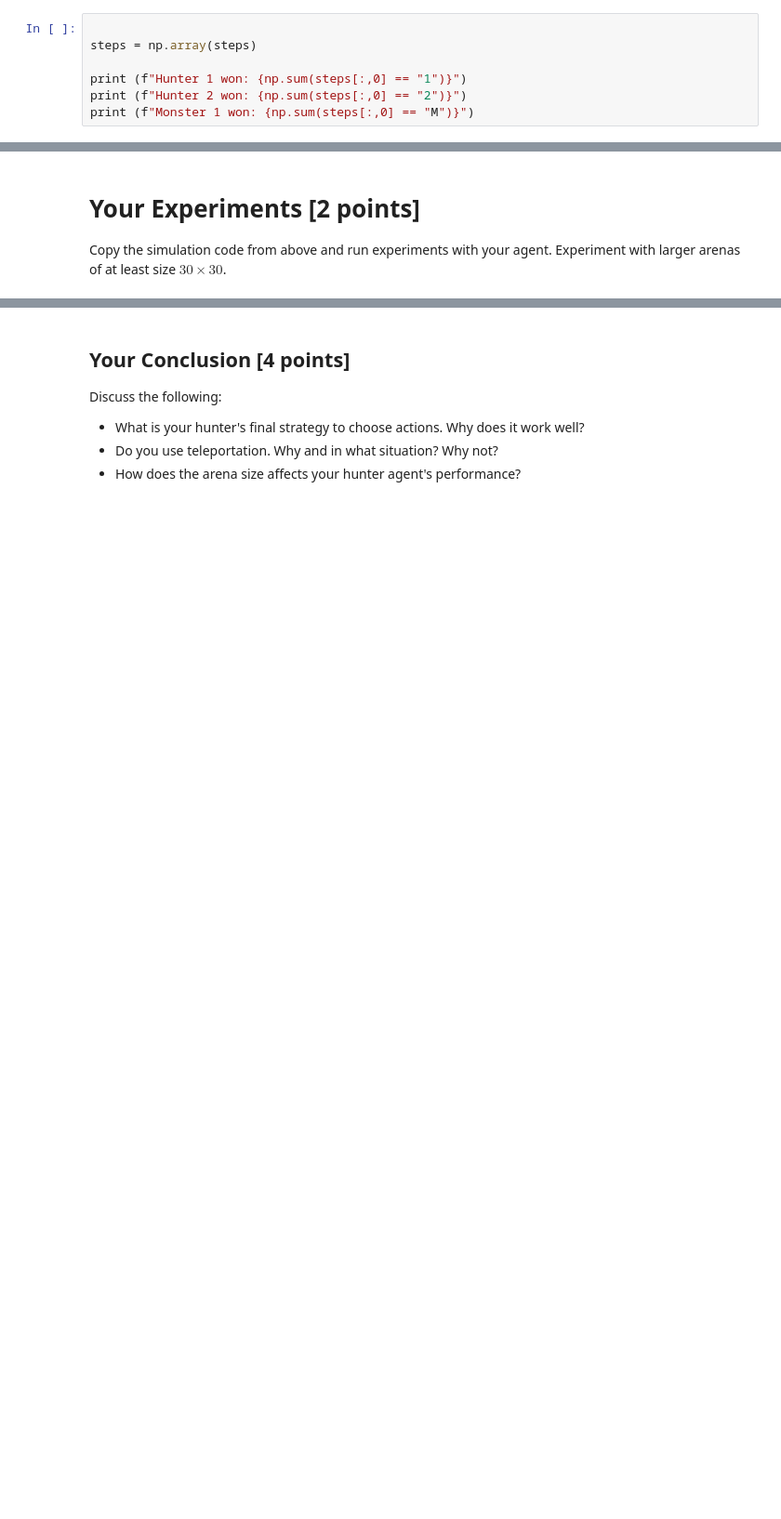
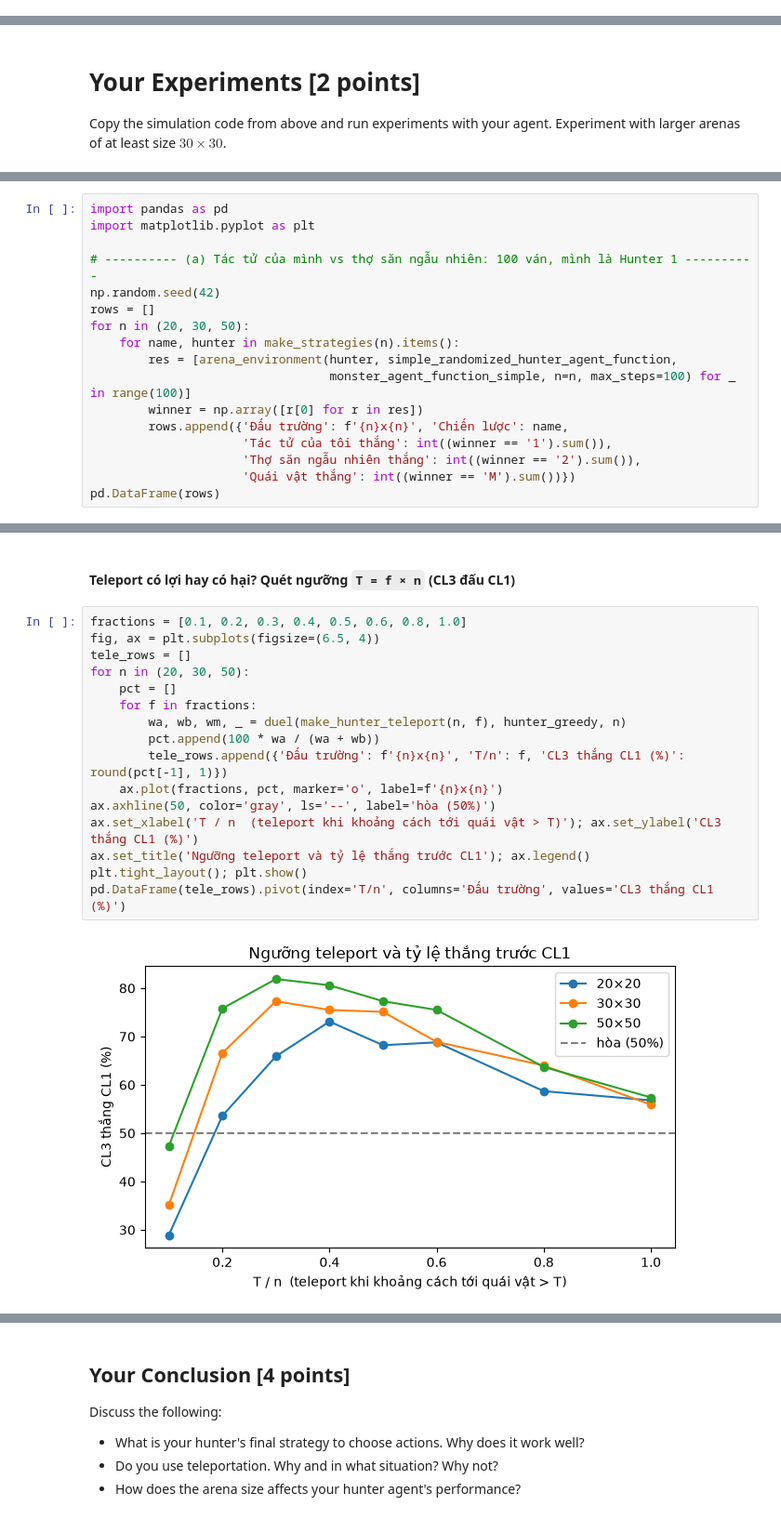
Before and after one commit to Huyyy23/SGU-TriTueNhanTaoNangCao, a Jupyter notebook: lab01 - Agent/gridhunt_multiagent_mini_assignment.ipynb, the cells around one changed output, grey strips where cells are left out. Shown at 93% size. Cells and saved outputs as stored; diff of their text form; blank space fills up the shorter version.

Commit message:
Graph_multiagent

```diff
--- a/lab01 - Agent/gridhunt_multiagent_mini_assignment.ipynb
+++ b/lab01 - Agent/gridhunt_multiagent_mini_assignment.ipynb
@@ -294,7 +245,0 @@ print(steps)
-# %%
-
-steps = np.array(steps)
-
-print (f"Hunter 1 won: {np.sum(steps[:,0] == "1")}")
-print (f"Hunter 2 won: {np.sum(steps[:,0] == "2")}")
-print (f"Monster 1 won: {np.sum(steps[:,0] == "M")}")
@@ -445,0 +317,17 @@ SyntaxError: invalid syntax (1943728204.py, line 11)
+# %%
+import pandas as pd
+import matplotlib.pyplot as plt
+
+# ---------- (a) Tác tử của mình vs thợ săn ngẫu nhiên: 100 ván, mình là Hunter 1 ----------
+np.random.seed(42)
+rows = []
+for n in (20, 30, 50):
+    for name, hunter in make_strategies(n).items():
+        res = [arena_environment(hunter, simple_randomized_hunter_agent_function,
+                                 monster_agent_function_simple, n=n, max_steps=100) for _ in range(100)]
+        winner = np.array([r[0] for r in res])
+        rows.append({'Đấu trường': f'{n}x{n}', 'Chiến lược': name,
+                     'Tác tử của tôi thắng': int((winner == '1').sum()),
+                     'Thợ săn ngẫu nhiên thắng': int((winner == '2').sum()),
+                     'Quái vật thắng': int((winner == 'M').sum())})
+pd.DataFrame(rows)
@@ -445,0 +397,20 @@ SyntaxError: invalid syntax (1943728204.py, line 11)
+# %% [markdown]
+#### Teleport có lợi hay có hại? Quét ngưỡng `T = f × n` (CL3 đấu CL1)
+# %%
+fractions = [0.1, 0.2, 0.3, 0.4, 0.5, 0.6, 0.8, 1.0]
+fig, ax = plt.subplots(figsize=(6.5, 4))
+tele_rows = []
+for n in (20, 30, 50):
+    pct = []
+    for f in fractions:
+        wa, wb, wm, _ = duel(make_hunter_teleport(n, f), hunter_greedy, n)
+        pct.append(100 * wa / (wa + wb))
+        tele_rows.append({'Đấu trường': f'{n}x{n}', 'T/n': f, 'CL3 thắng CL1 (%)': round(pct[-1], 1)})
+    ax.plot(fractions, pct, marker='o', label=f'{n}x{n}')
+ax.axhline(50, color='gray', ls='--', label='hòa (50%)')
+ax.set_xlabel('T / n  (teleport khi khoảng cách tới quái vật > T)'); ax.set_ylabel('CL3 thắng CL1 (%)')
+ax.set_title('Ngưỡng teleport và tỷ lệ thắng trước CL1'); ax.legend()
+plt.tight_layout(); plt.show()
+pd.DataFrame(tele_rows).pivot(index='T/n', columns='Đấu trường', values='CL3 thắng CL1 (%)')
+# %% [output]
+[figure, added]
```
Also changed, not shown: parts of 33 cells of this notebook, 1 other file.
